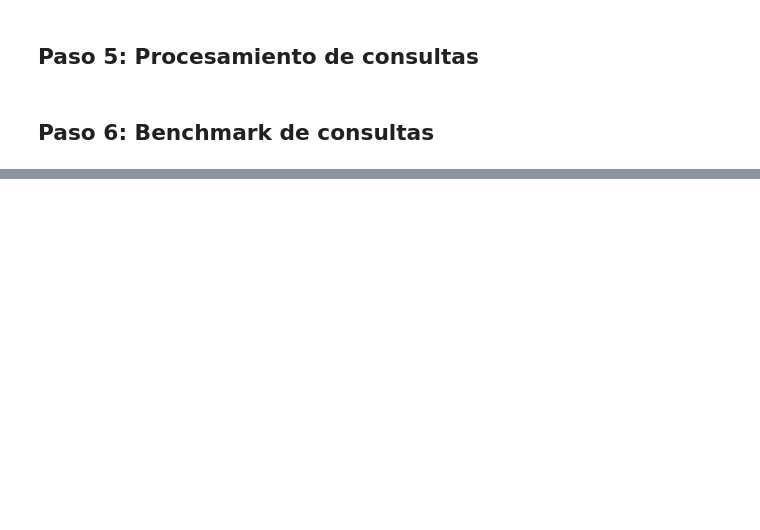
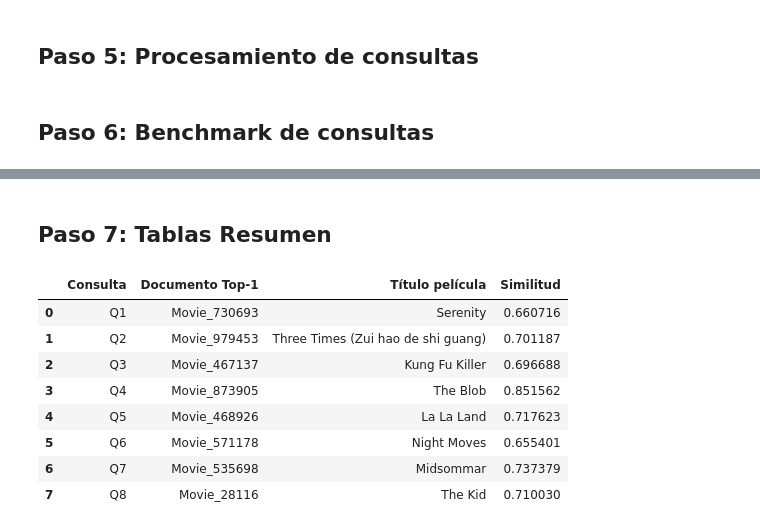
Before and after one commit to ElAlfa3007/ir-2026-BLeandro, a Jupyter notebook: ir26a-main/09examenb1/BravoLeandro_ex1bim_ir26a.ipynb, the cells around one changed output, grey strips where cells are left out. Drawn from its saved outputs; the diff is of its cells as text; code cells hidden in the pictures; blank space fills up the shorter version.

```diff
--- a/ir26a-main/09examenb1/BravoLeandro_ex1bim_ir26a.ipynb
+++ b/ir26a-main/09examenb1/BravoLeandro_ex1bim_ir26a.ipynb
@@ -158,0 +231,15 @@ TypeError: expected string or bytes-like object, got 'list'
+# %% [markdown]
+## Paso 7: Tablas Resumen
+# %%
+df_resumen = pd.DataFrame(resumen_general)
+display(df_resumen)
+# %% [output]
+|  | Consulta | Documento Top-1 | Título película | Similitud |
+| 0 | Q1 | Movie_730693 | Serenity | 0.660716 |
+| 1 | Q2 | Movie_979453 | Three Times (Zui hao de shi guang) | 0.701187 |
+| 2 | Q3 | Movie_467137 | Kung Fu Killer | 0.696688 |
+| 3 | Q4 | Movie_873905 | The Blob | 0.851562 |
+| 4 | Q5 | Movie_468926 | La La Land | 0.717623 |
+| 5 | Q6 | Movie_571178 | Night Moves | 0.655401 |
+| 6 | Q7 | Movie_535698 | Midsommar | 0.737379 |
+| 7 | Q8 | Movie_28116 | The Kid | 0.710030 |
```
Also changed, not shown: parts of 9 cells of this notebook.
